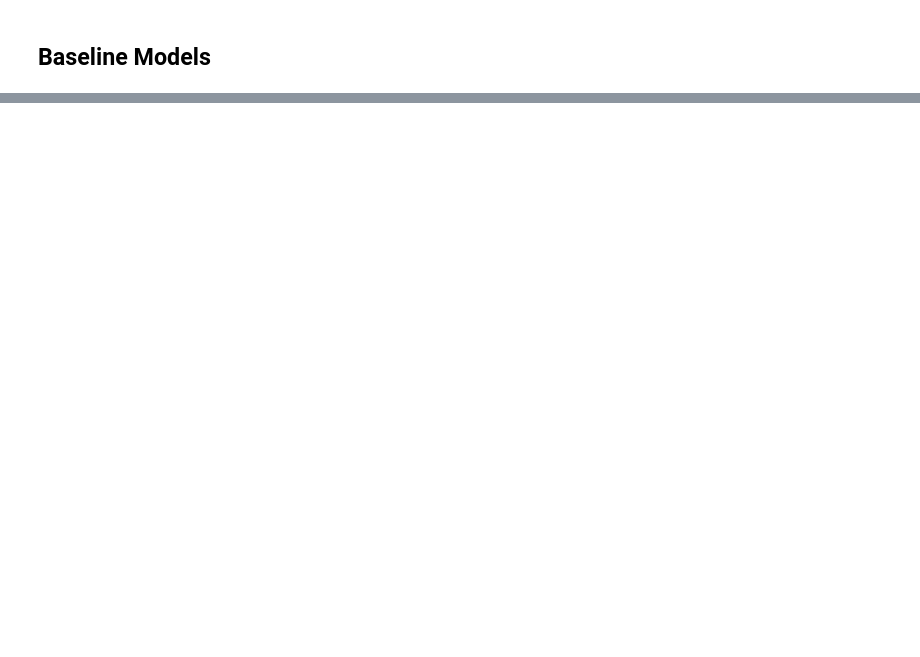
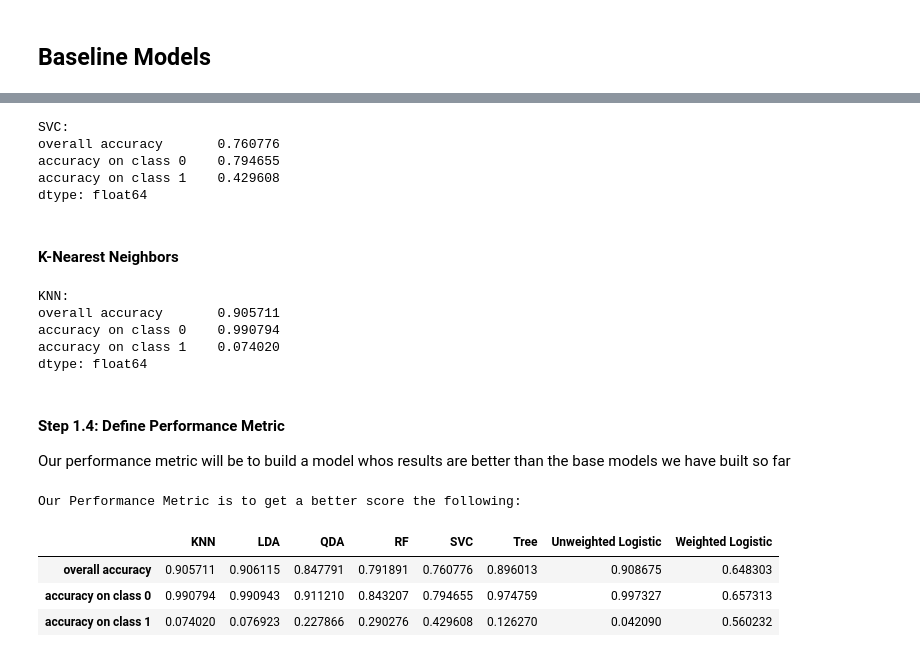
Before and after one commit to harvard-team-pivot/epilepsy-prediction, a Jupyter notebook: docs/ipynb/40_model_01.ipynb, the cells around one changed output, grey strips where cells are left out. Saved outputs shown, nothing was run; the diff lists cells and outputs as text; code cells hidden in the pictures; blank space fills up the shorter version.

```diff
--- a/docs/ipynb/40_model_01.ipynb
+++ b/docs/ipynb/40_model_01.ipynb
@@ -27,0 +191,8 @@ from mpl_toolkits.mplot3d import Axes3D
+# %%
+#Random Forest
+rf = RandomForest(class_weight='balanced')
+rf.fit(x_train, y_train)
+rf_scores = score(rf, x_test, y_test)
+
+print "Random Forest:"
+print rf_scores
@@ -27,0 +207,52 @@ from mpl_toolkits.mplot3d import Axes3D
+# %%
+# SVC
+svc = SVC(probability=True,class_weight='balanced')
+svc.fit(x_train, y_train)
+svc_scores = score(svc, x_test, y_test)
+
+print "SVC:"
+print svc_scores
+# %% [output]
+SVC:
+overall accuracy       0.760776
+accuracy on class 0    0.794655
+accuracy on class 1    0.429608
+dtype: float64
+# %% [markdown]
+#### K-Nearest Neighbors
+# %%
+# KNN
+knn = KNN()
+knn.fit(x_train, y_train)
+knn_scores = score(knn, x_test, y_test)
+
+print "KNN:"
+print knn_scores
+# %% [output]
+KNN:
+overall accuracy       0.905711
+accuracy on class 0    0.990794
+accuracy on class 1    0.074020
+dtype: float64
+# %%
+# Overall Score Dataframe
+performance_metric = pd.DataFrame({'Unweighted Logistic': unweighted_log_scores,
+                         'Weighted Logistic': weighted_log_scores,
+                         'LDA': lda_scores,
+                         'QDA': qda_scores,
+                        'KNN': knn_scores,
+                         'Tree': tree_scores,
+                         'RF': rf_scores,'SVC':svc_scores})
+# %% [markdown]
+#### Step 1.4: Define Performance Metric
+
+Our performance metric will be to build a model whos results are better than the base models we have built so far
+# %%
+print "Our Performance Metric is to get a better score the following:"
+performance_metric
+# %% [output]
+Our Performance Metric is to get a better score the following:
+|  | KNN | LDA | QDA | RF | SVC | Tree | Unweighted Logistic | Weighted Logistic |
+| overall accuracy | 0.905711 | 0.906115 | 0.847791 | 0.791891 | 0.760776 | 0.896013 | 0.908675 | 0.648303 |
+| accuracy on class 0 | 0.990794 | 0.990943 | 0.911210 | 0.843207 | 0.794655 | 0.974759 | 0.997327 | 0.657313 |
+| accuracy on class 1 | 0.074020 | 0.076923 | 0.227866 | 0.290276 | 0.429608 | 0.126270 | 0.042090 | 0.560232 |
```
Also changed, not shown: parts of 21 cells of this notebook, 2 other files.
